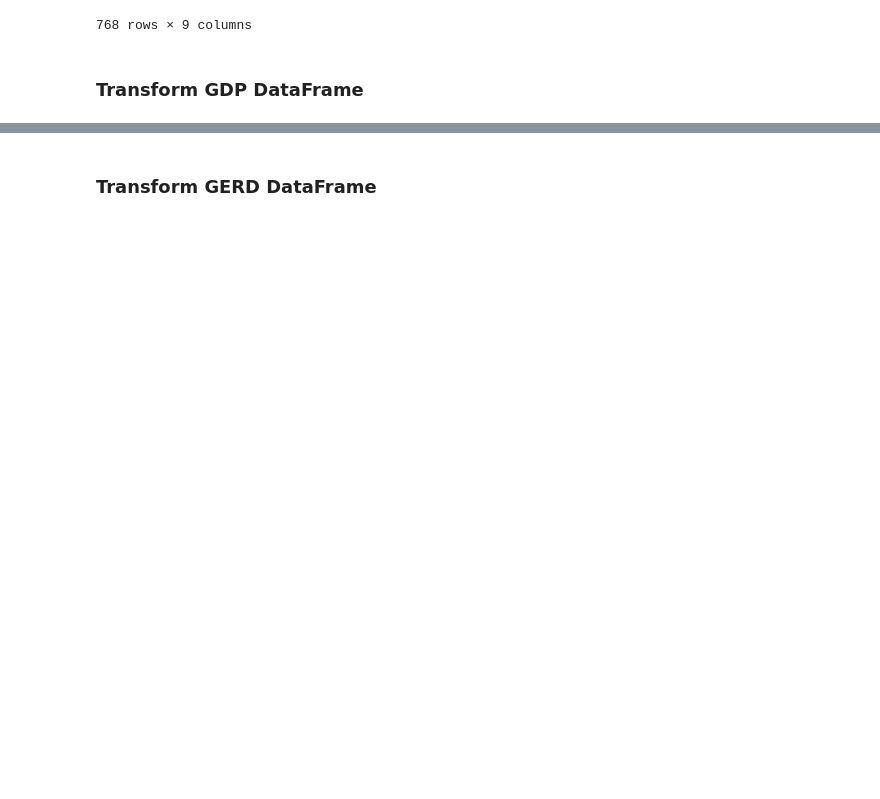
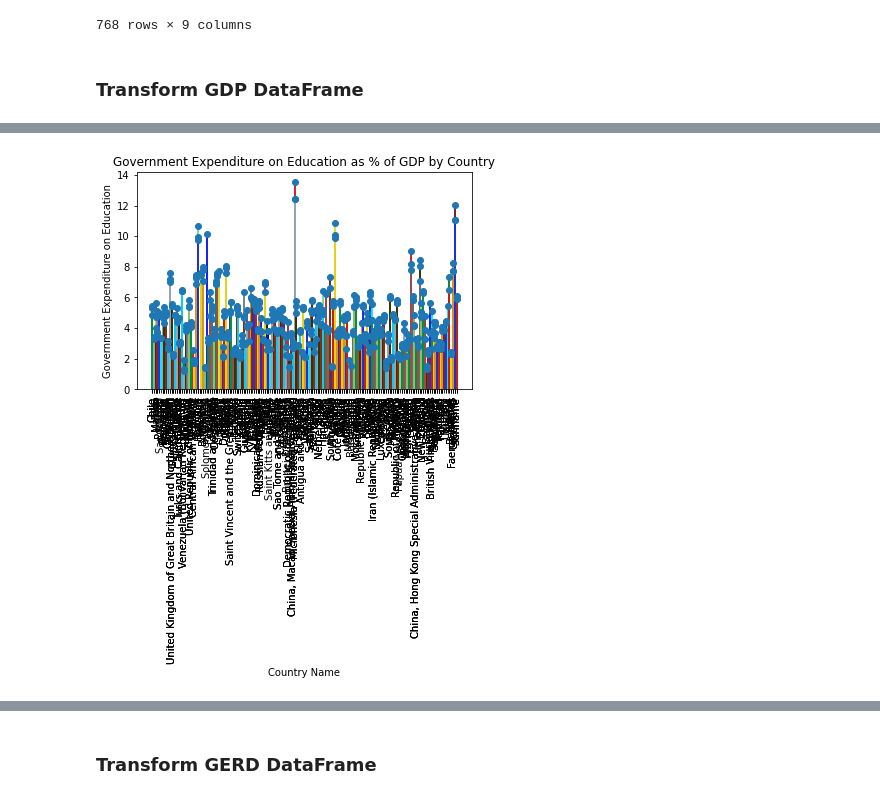
Before and after one commit to mchrzanowski27/Project2, a Jupyter notebook: Project2-Group3.ipynb, the cells around one changed output, grey strips where cells are left out. Saved outputs shown, nothing was run; the diff lists cells and outputs as text; code cells hidden in the pictures; blank space fills up the shorter version.

```diff
--- a/Project2-Group3.ipynb
+++ b/Project2-Group3.ipynb
@@ -66 +65,29 @@ GDP_trim_df
+# %%
+# using subplots() to draw vertical lines
+fig, axes = plt.subplots()
+axes.vlines(GDP_trim_df.index, ymin=0, ymax=GDP_trim_df['Percent'])
+
+# drawing the markers (circle)
+axes.plot(GDP_trim_df.index, GDP_trim_df['Percent'], "o")
+axes.set_ylim(0)
+
+
+line_colors = ['blue', 'cyan', 'green', 'red',
+               'skyblue', 'brown', 'yellow',
+               'black', 'grey', 'orange', 'maroon',
+               'lightgreen']
+
+axes.vlines(GDP_trim_df.index, ymin=0,
+            ymax=GDP_trim_df['Percent'], colors=line_colors)
+
+
+# formatting and details
+plt.xlabel('Country Name')
+plt.ylabel('Government Expenditure on Education')
+plt.title('Government Expenditure on Education as % of GDP by Country')
+plt.xticks(GDP_trim_df.index)
+plt.xticks(rotation=90)
+plt.show()
+# %% [output]
+[figure, added]
 # %%
```
Also changed, not shown: parts of 15 cells of this notebook, 1 other file.
